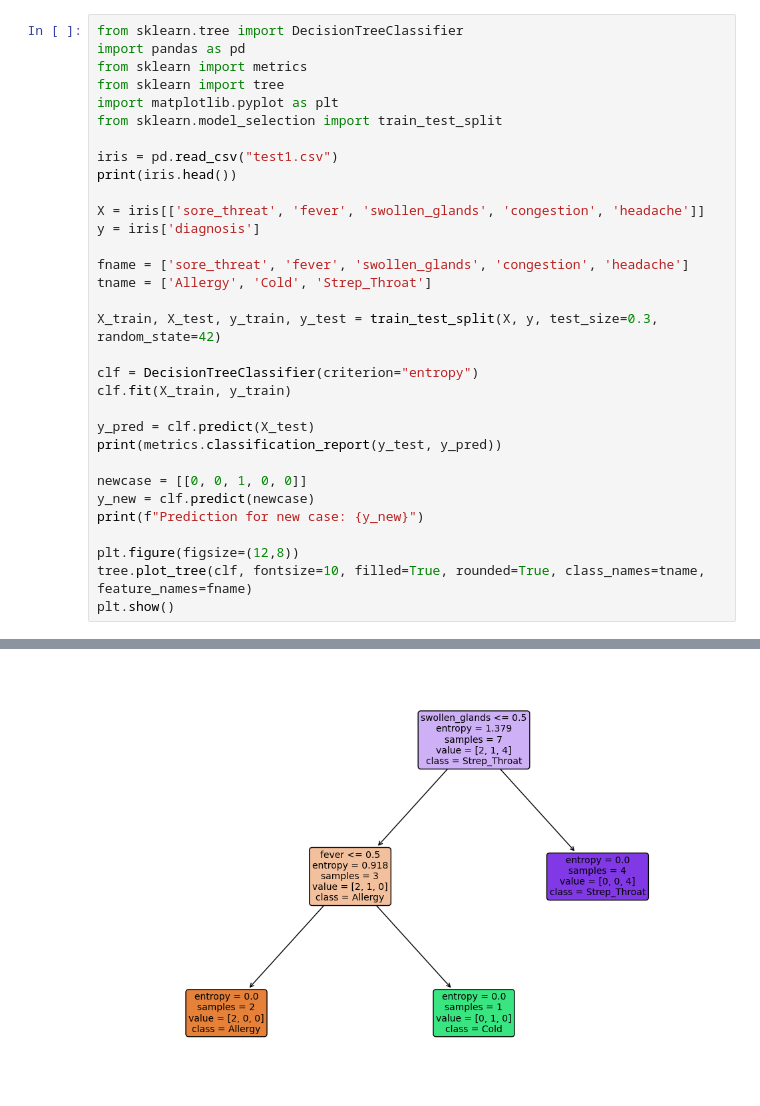
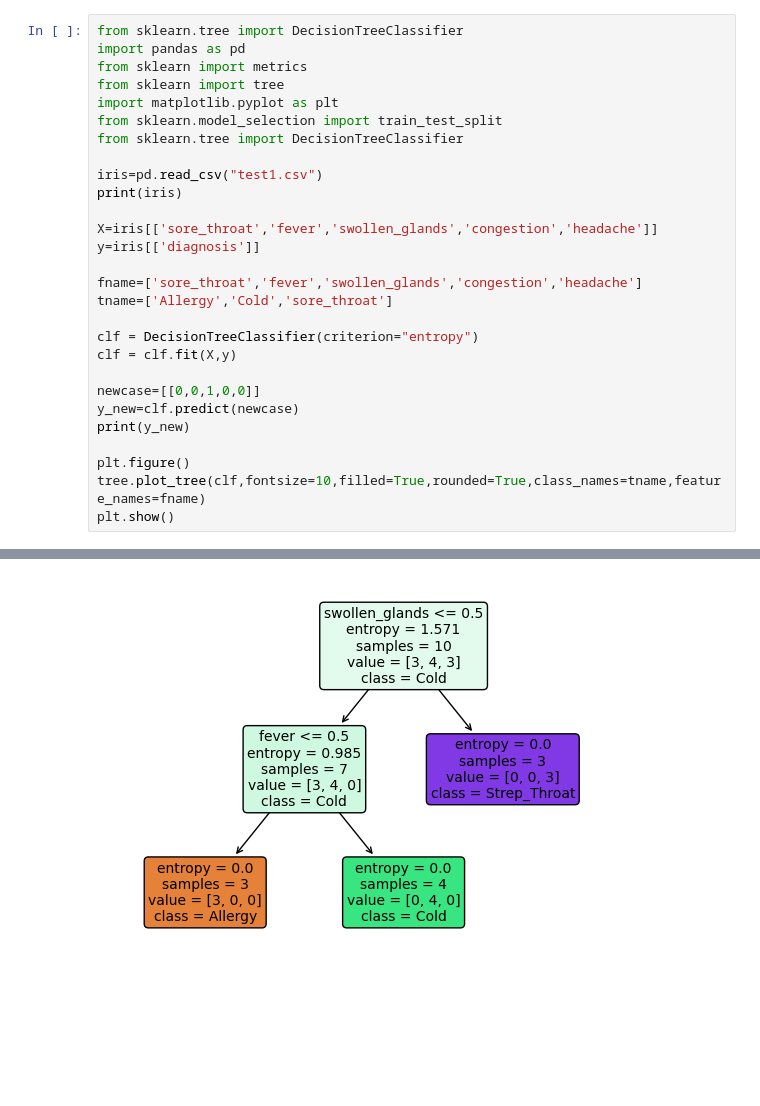
Before and after one commit to abhxi-r-s/MCA, a Jupyter notebook: Sem 3/Data Science/LAB PROGRAM/Exercise7.ipynb, the cells around one changed output, grey strips where cells are left out. Cells and saved outputs as stored; diff of their text form; blank space fills up the shorter version.

```diff
--- a/Sem 3/Data Science/LAB PROGRAM/Exercise7.ipynb
+++ b/Sem 3/Data Science/LAB PROGRAM/Exercise7.ipynb
@@ -5,29 +5,25 @@ from sklearn import metrics
 from sklearn import tree
 import matplotlib.pyplot as plt
 from sklearn.model_selection import train_test_split
+from sklearn.tree import DecisionTreeClassifier
 
-iris = pd.read_csv("test1.csv")
-print(iris.head())
+iris=pd.read_csv("test1.csv")
+print(iris)
 
-X = iris[['sore_threat', 'fever', 'swollen_glands', 'congestion', 'headache']]
-y = iris['diagnosis']
+X=iris[['sore_throat','fever','swollen_glands','congestion','headache']]
+y=iris[['diagnosis']]
 
-fname = ['sore_threat', 'fever', 'swollen_glands', 'congestion', 'headache']
-tname = ['Allergy', 'Cold', 'Strep_Throat']
-
-X_train, X_test, y_train, y_test = train_test_split(X, y, test_size=0.3, random_state=42)
+fname=['sore_throat','fever','swollen_glands','congestion','headache']
+tname=['Allergy','Cold','sore_throat']
 
 clf = DecisionTreeClassifier(criterion="entropy")
-clf.fit(X_train, y_train)
+clf = clf.fit(X,y)
 
-y_pred = clf.predict(X_test)
-print(metrics.classification_report(y_test, y_pred))
+newcase=[[0,0,1,0,0]]
+y_new=clf.predict(newcase)
+print(y_new)
 
-newcase = [[0, 0, 1, 0, 0]]
-y_new = clf.predict(newcase)
-print(f"Prediction for new case: {y_new}")
-
-plt.figure(figsize=(12,8))
-tree.plot_tree(clf, fontsize=10, filled=True, rounded=True, class_names=tname, feature_names=fname)
+plt.figure()
+tree.plot_tree(clf,fontsize=10,filled=True,rounded=True,class_names=tname,feature_names=fname)
 plt.show()
 # %% [output]
@@ -50 +42 @@ Prediction for new case: ['Strep_Throat']
-[figure, old version]
+[figure, new version]
```
Also changed, not shown: parts of 1 cell of this notebook, 1 other file.
